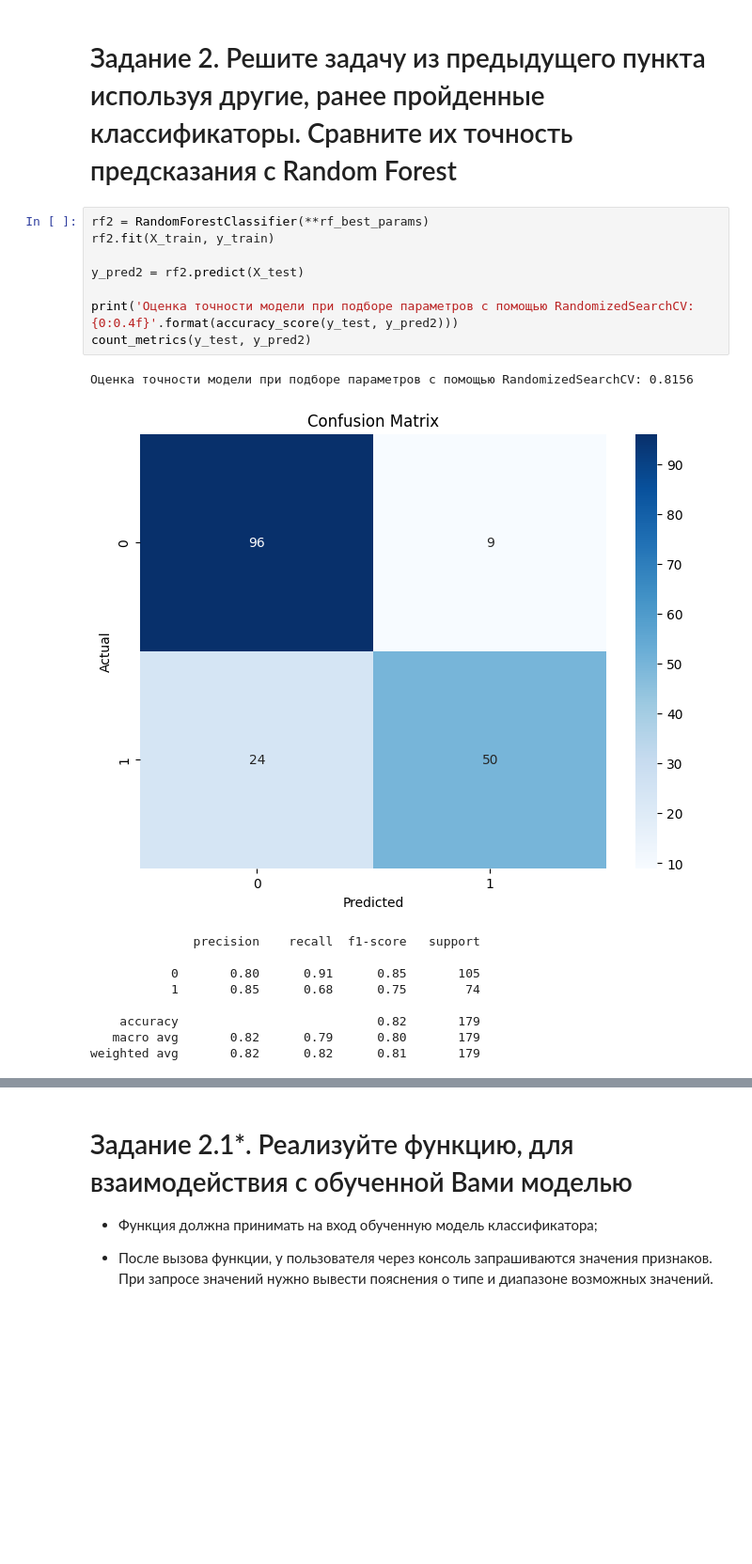
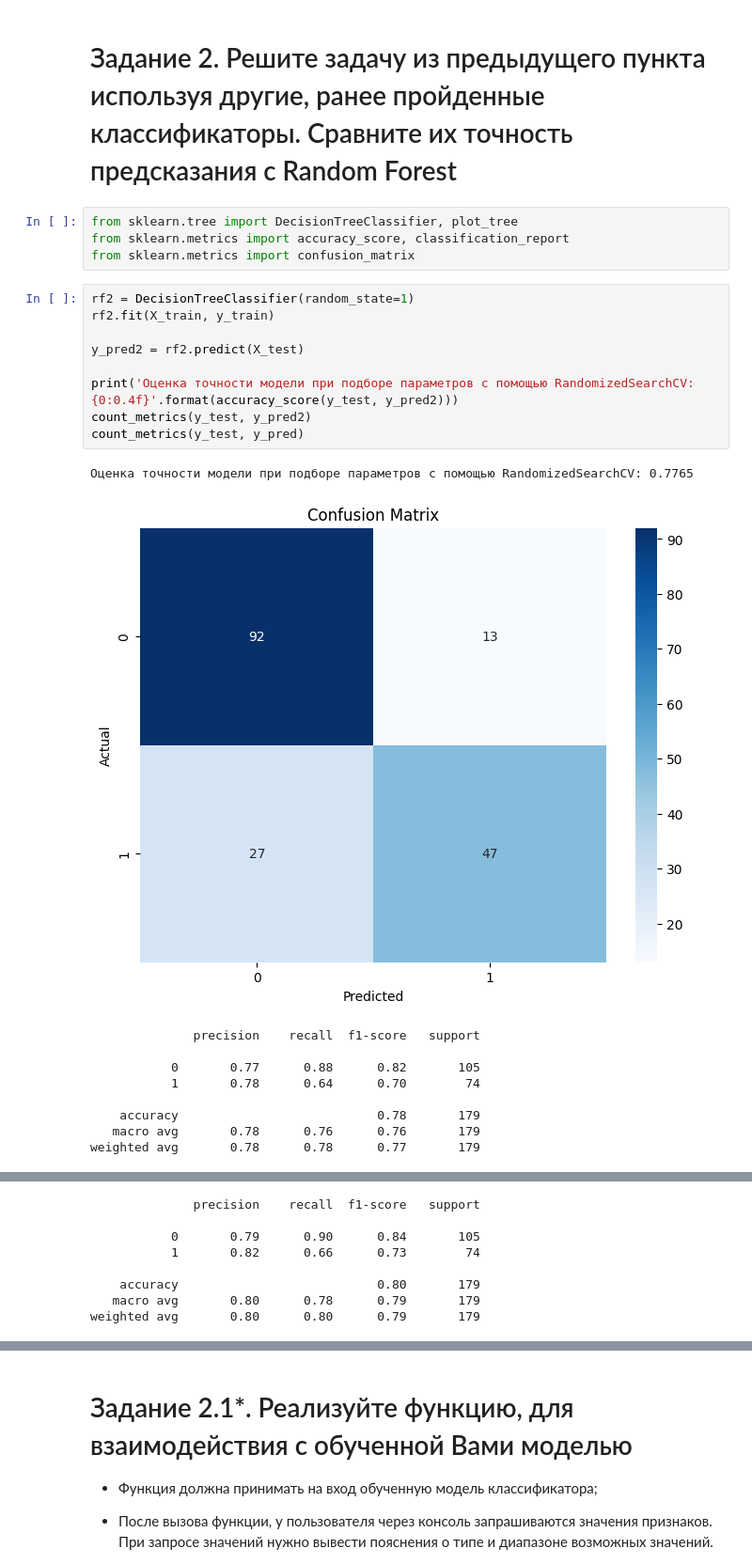
Before and after one commit to mixa15341/Data_Minimg, a Jupyter notebook: 5/Практическая_работа_№5_Random_forest.ipynb, the cells around one changed output, grey strips where cells are left out. Shown at 94% size. Saved outputs shown, nothing was run; the diff lists cells and outputs as text; blank space fills up the shorter version.

```diff
--- a/5/Практическая_работа_№5_Random_forest.ipynb
+++ b/5/Практическая_работа_№5_Random_forest.ipynb
@@ -265,22 +264,27 @@ count_metrics(y_test, y_pred1)
 weighted avg       0.79      0.79      0.78       179
 # %% [markdown]
 # Задание 2. Решите задачу из предыдущего пункта используя другие, ранее пройденные классификаторы. Сравните их точность предсказания с Random Forest
+# %%
+from sklearn.tree import DecisionTreeClassifier, plot_tree
+from sklearn.metrics import accuracy_score, classification_report
+from sklearn.metrics import confusion_matrix
 # %%
-rf2 = RandomForestClassifier(**rf_best_params)
+rf2 = DecisionTreeClassifier(random_state=1)
 rf2.fit(X_train, y_train)
 
 y_pred2 = rf2.predict(X_test)
 
 print('Оценка точности модели при подборе параметров с помощью RandomizedSearchCV: {0:0.4f}'.format(accuracy_score(y_test, y_pred2)))
 count_metrics(y_test, y_pred2)
+count_metrics(y_test, y_pred)
 # %% [output]
-Оценка точности модели при подборе параметров с помощью RandomizedSearchCV: 0.8156
+Оценка точности модели при подборе параметров с помощью RandomizedSearchCV: 0.7765
-[figure, old version]
+[figure, new version]
               precision    recall  f1-score   support
 
-           0       0.80      0.91      0.85       105
-           1       0.85      0.68      0.75        74
+           0       0.77      0.88      0.82       105
+           1       0.78      0.64      0.70        74
 
-    accuracy                           0.82       179
-   macro avg       0.82      0.79      0.80       179
-weighted avg       0.82      0.82      0.81       179
+    accuracy                           0.78       179
+   macro avg       0.78      0.76      0.76       179
+weighted avg       0.78      0.78      0.77       179
@@ -286,0 +292,8 @@ weighted avg       0.82      0.82      0.81       179
+              precision    recall  f1-score   support
+
+           0       0.79      0.90      0.84       105
+           1       0.82      0.66      0.73        74
+
+    accuracy                           0.80       179
+   macro avg       0.80      0.78      0.79       179
+weighted avg       0.80      0.80      0.79       179
```
Also changed, not shown: parts of 6 cells of this notebook.
